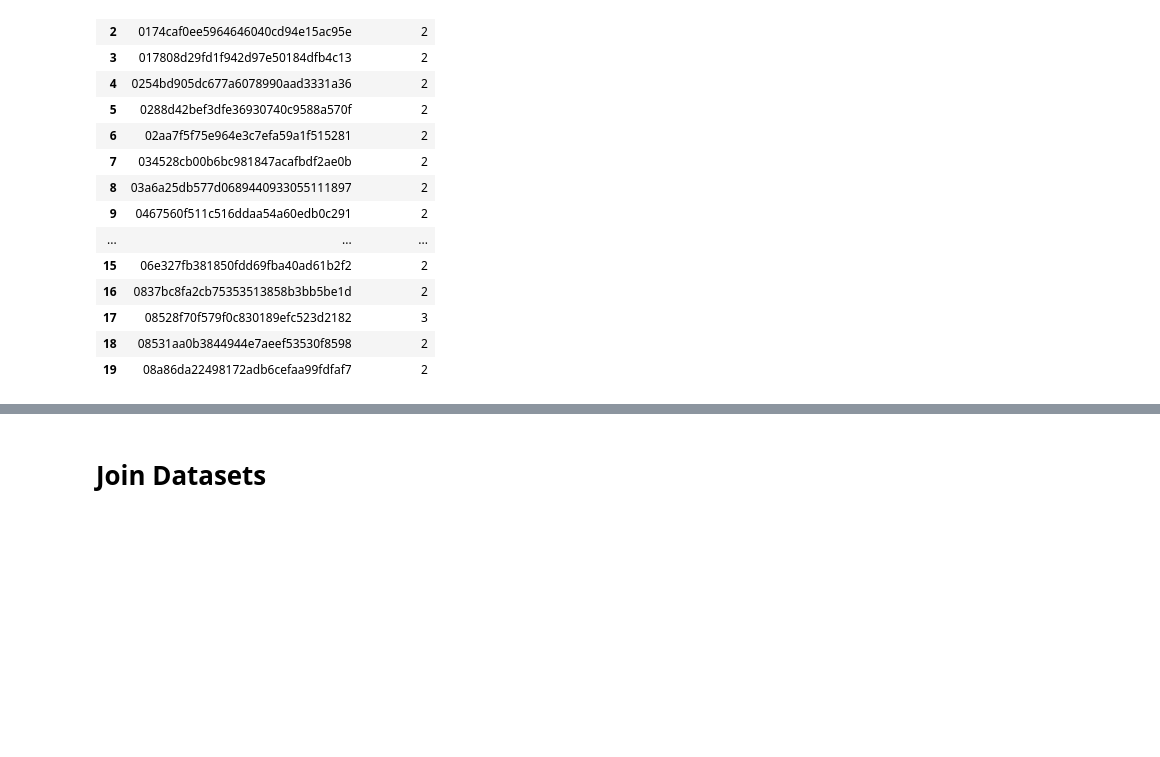
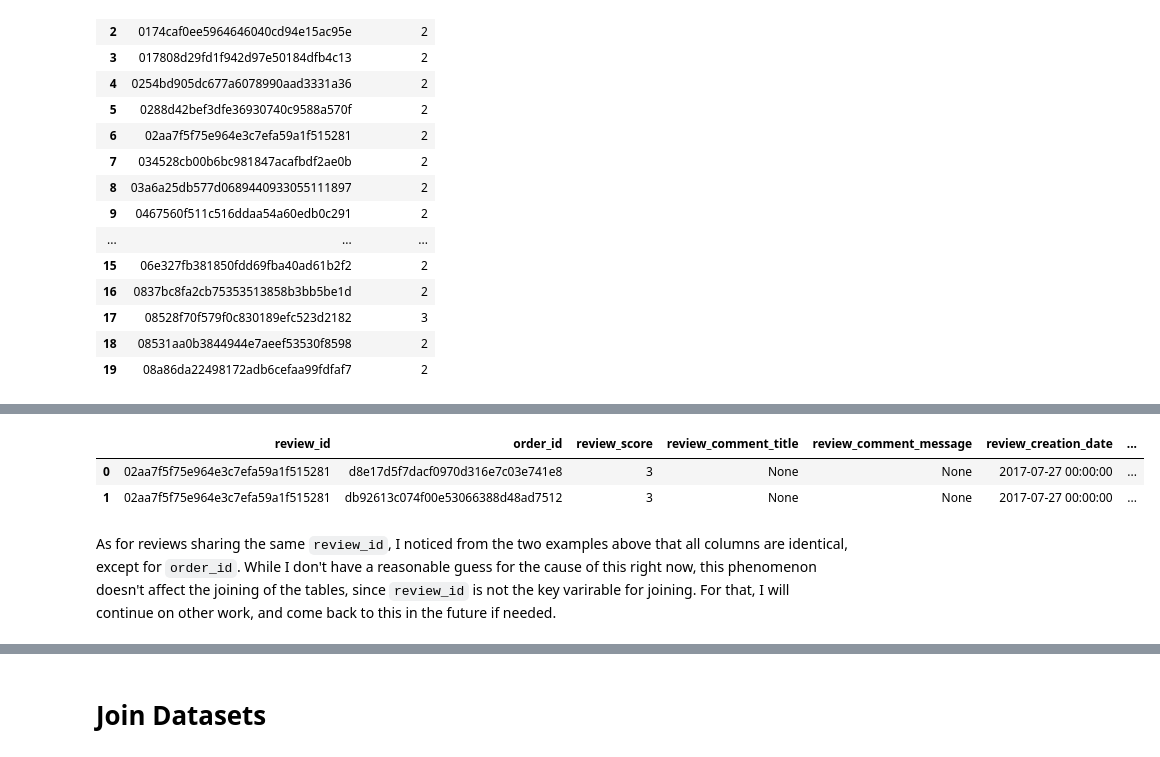
Before and after one commit to christine-nil/olist-analyst-workflow, a Jupyter notebook: notebooks/01_exploration.ipynb, the cells around one changed output, grey strips where cells are left out. Cells and saved outputs as stored; diff of their text form; code cells hidden in the pictures; blank space fills up the shorter version.

```diff
--- a/notebooks/01_exploration.ipynb
+++ b/notebooks/01_exploration.ipynb
@@ -197,3 +237,16 @@ WHERE review_id = '08528f70f579f0c830189efc523d2182';
 | 0 | 08528f70f579f0c830189efc523d2182 | 7813842ae95e8c497fc0233232ae815a | 1 | Produto errado | Entrega do produto diferente do s... | 2018-08-03 00:00:00 | ... |
 | 1 | 08528f70f579f0c830189efc523d2182 | 03310aa823a66056268a3bab36e827fb | 1 | Produto errado | Entrega do produto diferente do s... | 2018-08-03 00:00:00 | ... |
 | 2 | 08528f70f579f0c830189efc523d2182 | 53c71d3953507c6239ff73917ed358c9 | 1 | Produto errado | Entrega do produto diferente do s... | 2018-08-03 00:00:00 | ... |
+# %%
+# Inspect reviews with row[6] review_id
+sql("""
+SELECT *
+FROM reviews
+WHERE review_id = '02aa7f5f75e964e3c7efa59a1f515281';
+""", conn)
+# %% [output]
+|  | review_id | order_id | review_score | review_comment_title | review_comment_message | review_creation_date | ... |
+| 0 | 02aa7f5f75e964e3c7efa59a1f515281 | d8e17d5f7dacf0970d316e7c03e741e8 | 3 | None | None | 2017-07-27 00:00:00 | ... |
+| 1 | 02aa7f5f75e964e3c7efa59a1f515281 | db92613c074f00e53066388d48ad7512 | 3 | None | None | 2017-07-27 00:00:00 | ... |
+# %% [markdown]
+As for reviews sharing the same `review_id`, I noticed from the two examples above that all columns are identical, except for `order_id`. While I don't have a reasonable guess for the cause of this right now, this phenomenon doesn't affect the joining of the tables, since `review_id` is not the key varirable for joining. For that, I will continue on other work, and come back to this in the future if needed.
```
Also changed, not shown: parts of 16 cells of this notebook.
